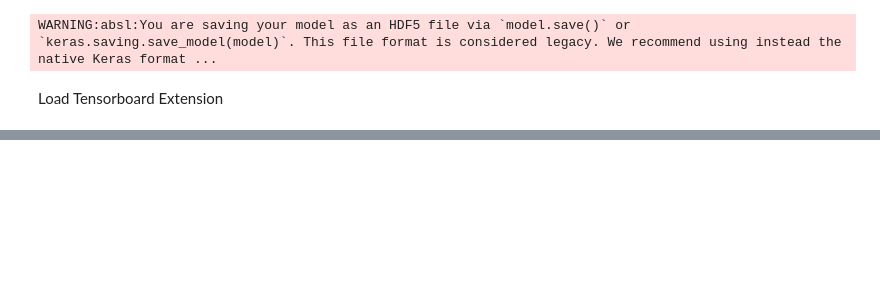
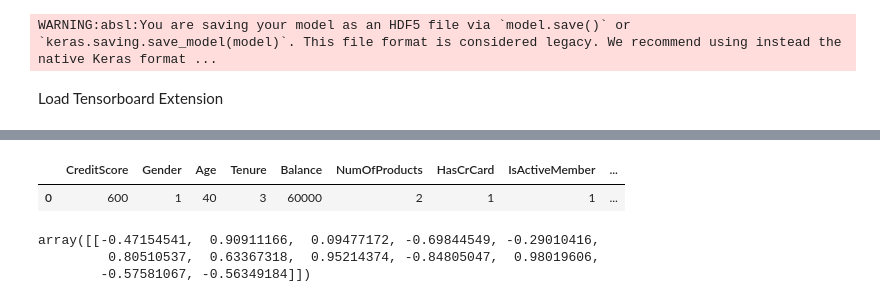
Before and after one commit to arjunravi26/deep_learning, a Jupyter notebook: ANN/research.ipynb, the cells around one changed output, grey strips where cells are left out. Saved outputs shown, nothing was run; the diff lists cells and outputs as text; code cells hidden in the pictures; blank space fills up the shorter version.

```diff
--- a/ANN/research.ipynb
+++ b/ANN/research.ipynb
@@ -191,0 +258,5 @@ Load Tensorboard Extension
+# %%
+df
+# %% [output]
+|  | CreditScore | Gender | Age | Tenure | Balance | NumOfProducts | HasCrCard | IsActiveMember | ... |
+| 0 | 600 | 1 | 40 | 3 | 60000 | 2 | 1 | 1 | ... |
@@ -191,0 +265,6 @@ Load Tensorboard Extension
+# %%
+df_scaled
+# %% [output]
+array([[-0.47154541,  0.90911166,  0.09477172, -0.69844549, -0.29010416,
+         0.80510537,  0.63367318,  0.95214374, -0.84805047,  0.98019606,
+        -0.57581067, -0.56349184]])
```
Also changed, not shown: parts of 23 cells of this notebook.
